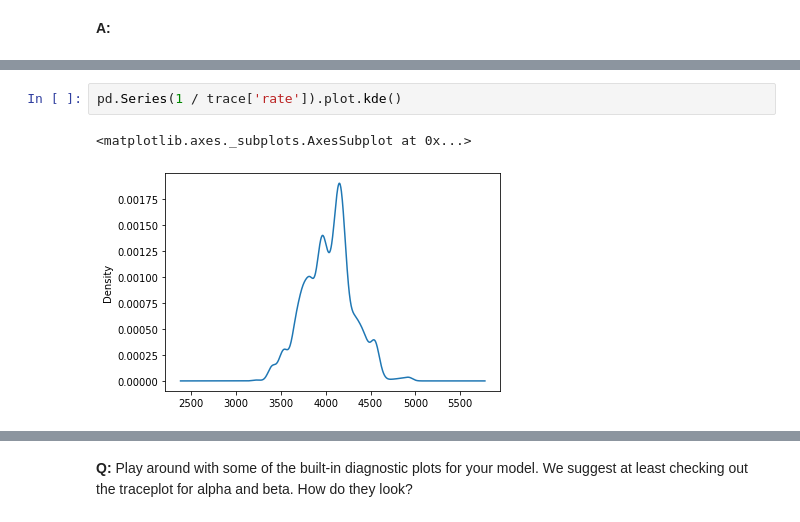
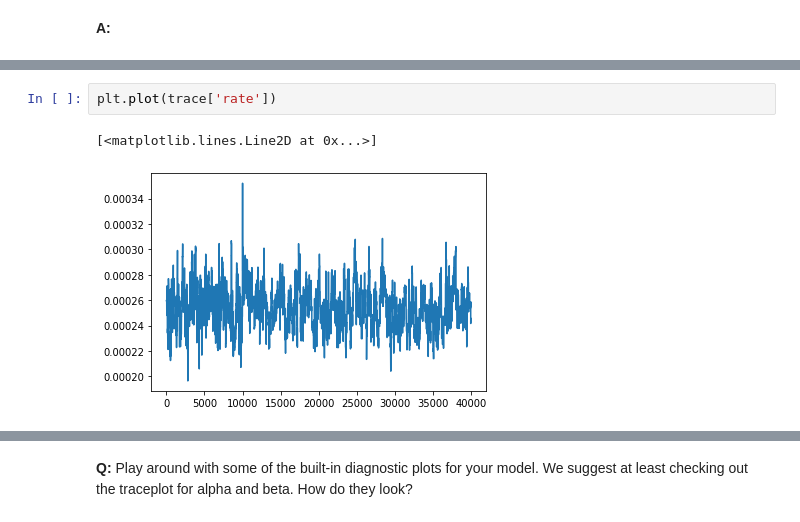
Before and after one commit to jon-e-pizza/Springboard, a Jupyter notebook: assignments/8_3_inferential_statistics.ipynb, the cells around one changed output, grey strips where cells are left out. Drawn from its saved outputs; the diff is of its cells as text.

```diff
--- a/assignments/8_3_inferential_statistics.ipynb
+++ b/assignments/8_3_inferential_statistics.ipynb
@@ -148,6 +149,6 @@ plt.show()
-# %%
-pd.Series(1 / trace['rate']).plot.kde()
-# %% [output]
-<matplotlib.axes._subplots.AxesSubplot at 0x...>
-[figure, removed]
+# %%
+plt.plot(trace['rate'])
+# %% [output]
+[<matplotlib.lines.Line2D at 0x...>]
+[figure, added]
 # %%
```
Also changed, not shown: parts of 13 cells of this notebook.
